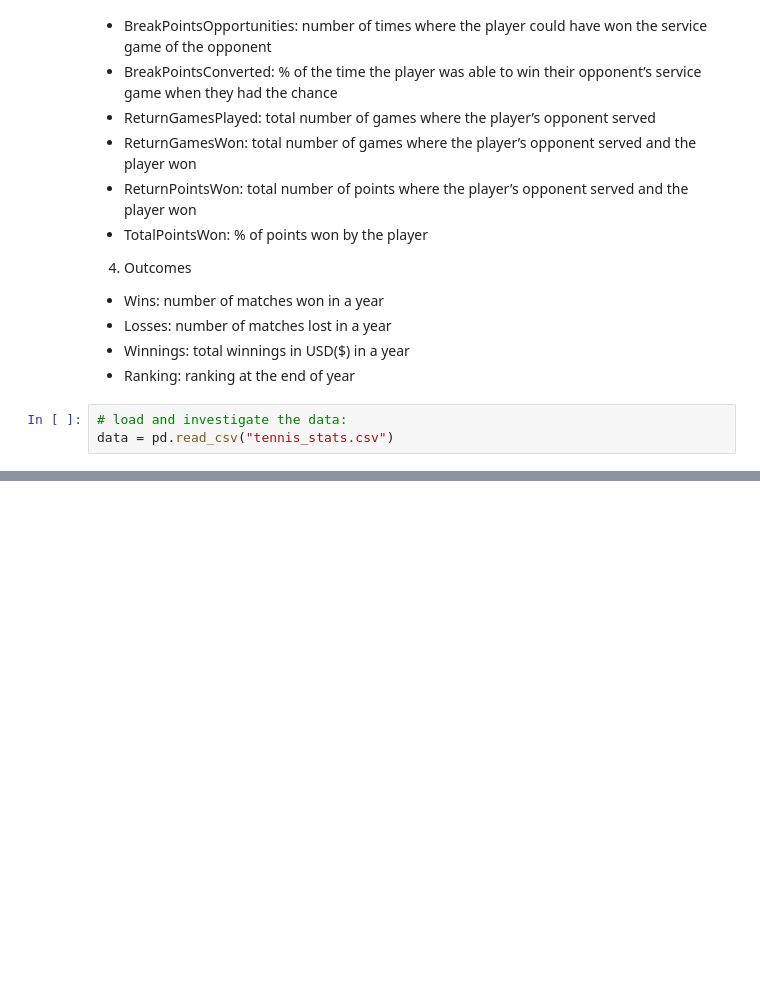
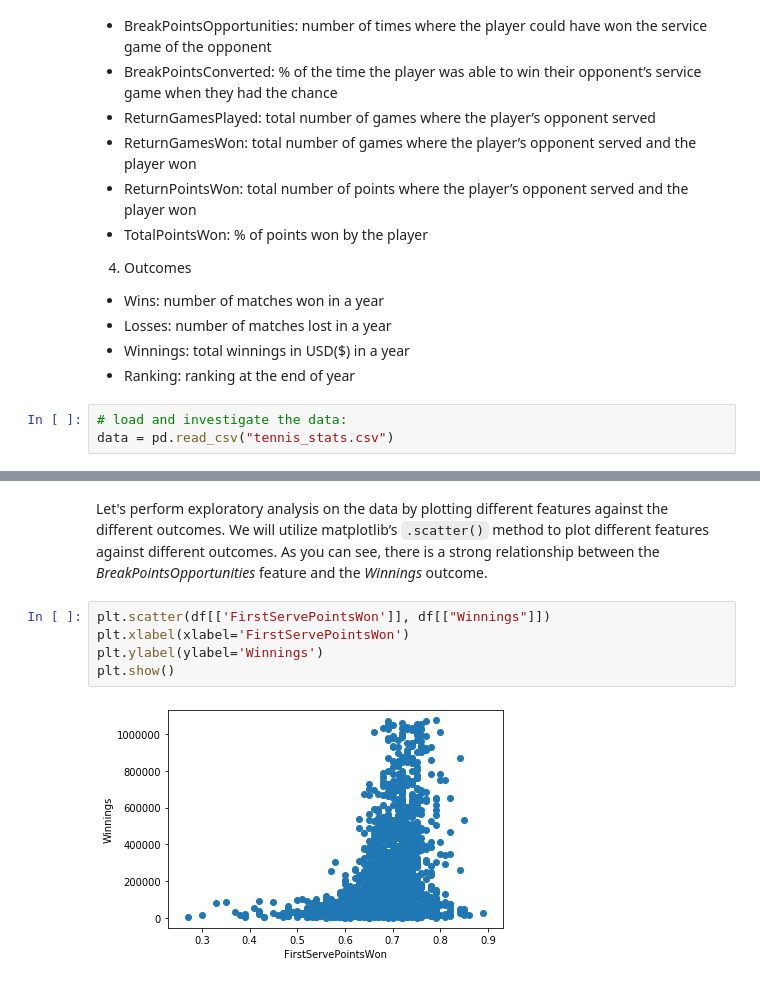
Before and after one commit to olgOk/Tennis-Ace, a Jupyter notebook: TennisAce.ipynb, the cells around one changed output, grey strips where cells are left out. Saved outputs shown, nothing was run; the diff lists cells and outputs as text; blank space fills up the shorter version.

```diff
--- a/TennisAce.ipynb
+++ b/TennisAce.ipynb
@@ -86,3 +86,12 @@ df.head()
 | 2 | Pedro Sousa | 2017 | 0.83 | 0.60 | 0.28 | 0.53 | ... |
 | 3 | Rogerio Dutra Silva | 2010 | 0.83 | 0.64 | 0.34 | 0.59 | ... |
 | 4 | Daniel Gimeno-Traver | 2017 | 0.81 | 0.54 | 0.00 | 0.33 | ... |
+# %% [markdown]
+Let's perform exploratory analysis on the data by plotting different features against the different outcomes. We will utilize matplotlib’s `.scatter()` method to plot different features against different outcomes. As you can see, there is a strong relationship between the *BreakPointsOpportunities* feature and the *Winnings* outcome.
+# %%
+plt.scatter(df[['FirstServePointsWon']], df[["Winnings"]])
+plt.xlabel(xlabel='FirstServePointsWon')
+plt.ylabel(ylabel='Winnings')
+plt.show()
+# %% [output]
+[figure, added]
```
Also changed, not shown: parts of 9 cells of this notebook.
